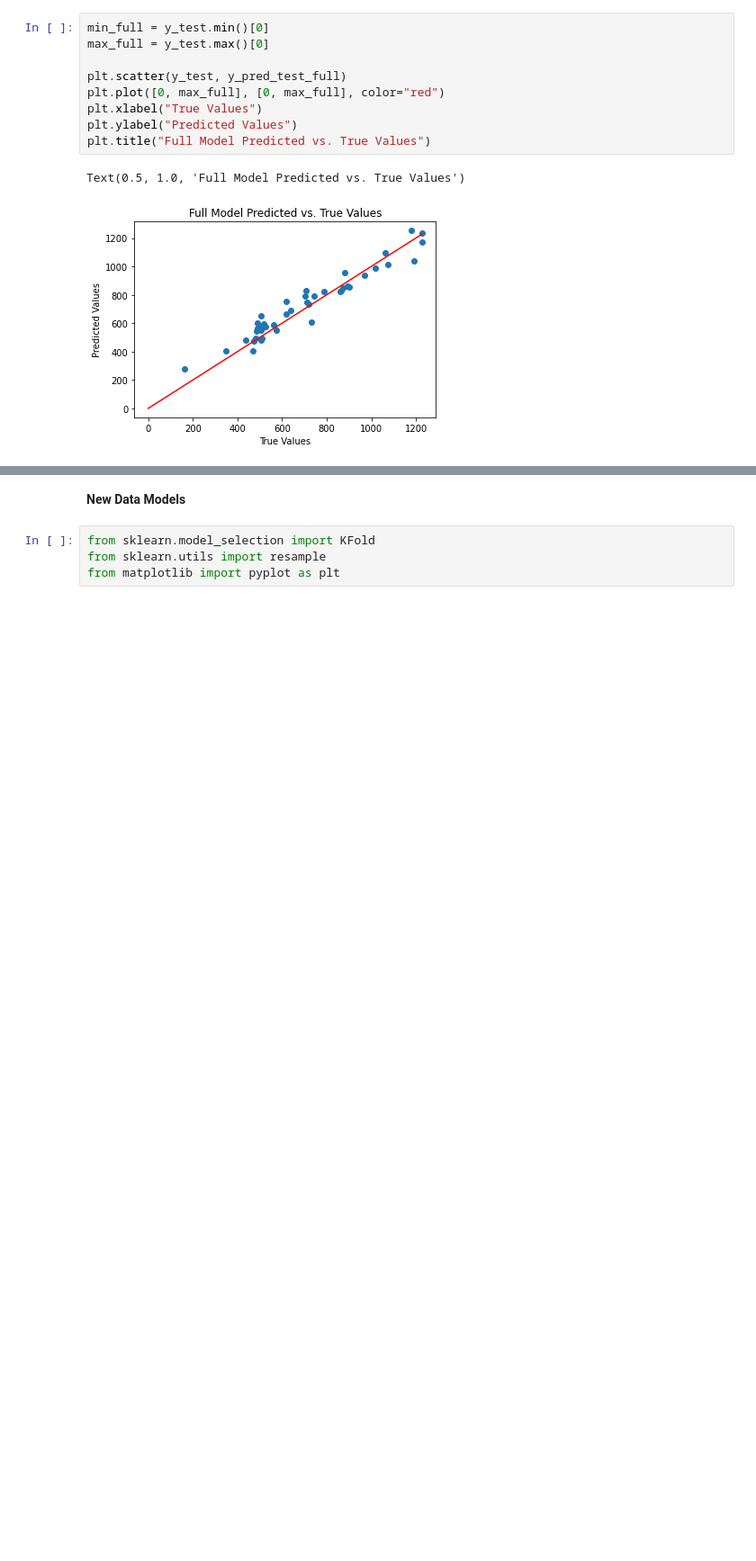
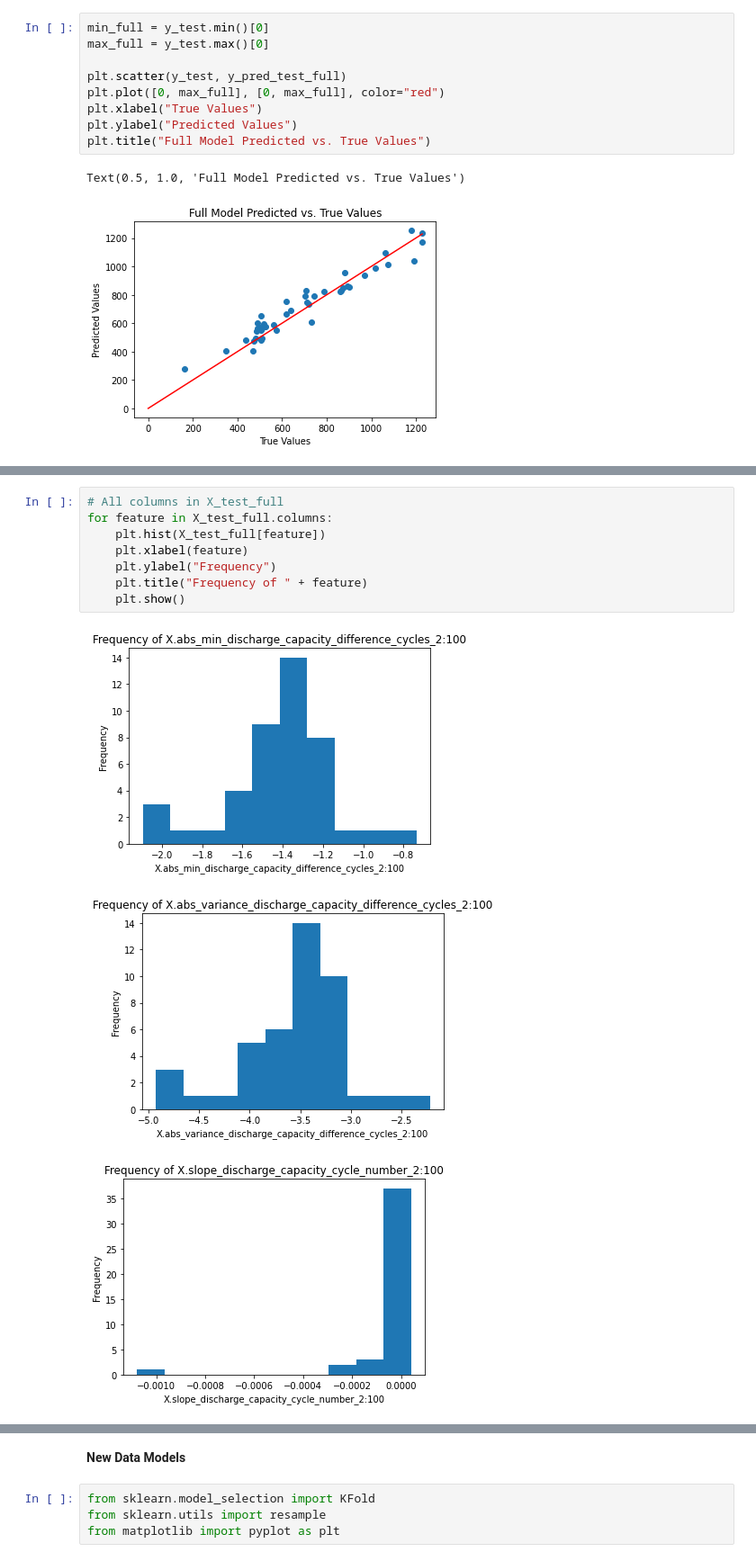
Before and after one commit to ayakkala1/TRI-Capstone, a Jupyter notebook: model_recreation.ipynb, the cells around one changed output, grey strips where cells are left out. Shown: that part at 90% size. Cells and saved outputs as stored; diff of their text form; blank space fills up the shorter version.

```diff
--- a/model_recreation.ipynb
+++ b/model_recreation.ipynb
@@ -418,0 +431,12 @@ Text(0.5, 1.0, 'Full Model Predicted vs. True Values')
+# %%
+# All columns in X_test_full
+for feature in X_test_full.columns:
+    plt.hist(X_test_full[feature])
+    plt.xlabel(feature)
+    plt.ylabel("Frequency")
+    plt.title("Frequency of " + feature)
+    plt.show()
+# %% [output]
+[figure, added]
+[figure, added]
+[figure, added]
```
Also changed, not shown: parts of 11 cells of this notebook.
